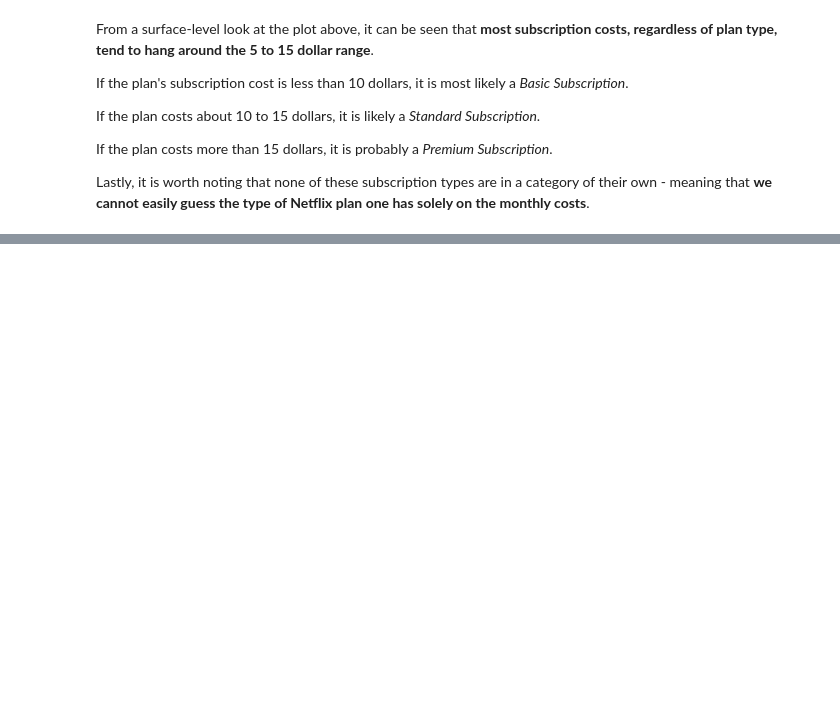
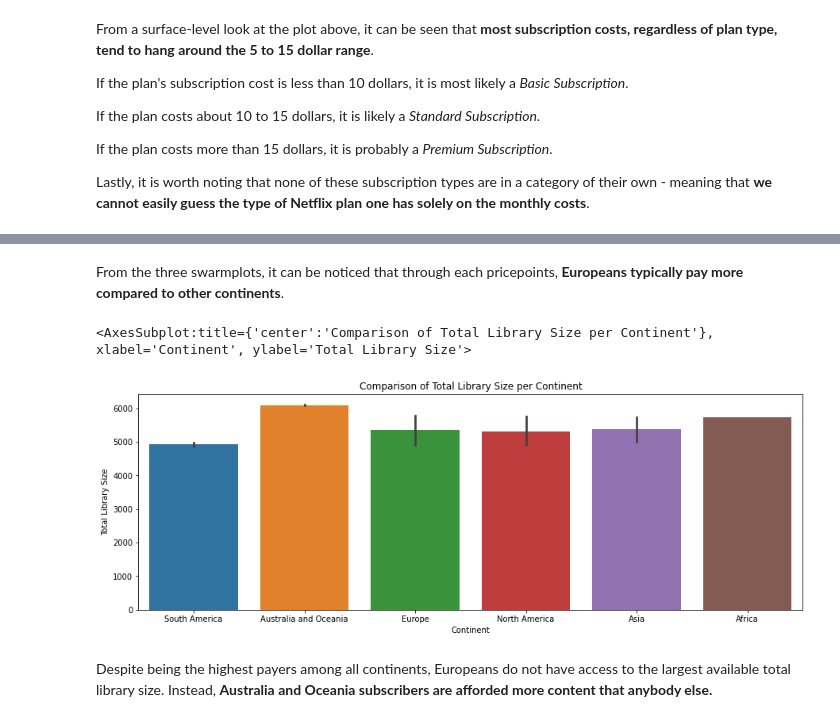
Before and after one commit to almncarlo/netflix-price-visualization, a Jupyter notebook: notebook.ipynb, the cells around one changed output, grey strips where cells are left out. Drawn from its saved outputs; the diff is of its cells as text; code cells hidden in the pictures; blank space fills up the shorter version.

```diff
--- a/notebook.ipynb
+++ b/notebook.ipynb
@@ -73,0 +102,12 @@ Lastly, it is worth noting that none of these subscription types are in a catego
+# %% [markdown]
+From the three swarmplots, it can be noticed that through each pricepoints, **Europeans typically pay more compared to other continents**.
+# %%
+# BAR PLOT
+plt.figure(figsize=(15,5))
+plt.title("Comparison of Total Library Size per Continent")
+sb.barplot(x=con_data['Continent'], y=con_data['Total Library Size'])
+# %% [output]
+<AxesSubplot:title={'center':'Comparison of Total Library Size per Continent'}, xlabel='Continent', ylabel='Total Library Size'>
+[figure, added]
+# %% [markdown]
+Despite being the highest payers among all continents, Europeans do not have access to the largest available total library size. Instead, **Australia and Oceania subscribers are afforded more content that anybody else.**
```
Also changed, not shown: parts of 5 cells of this notebook.
